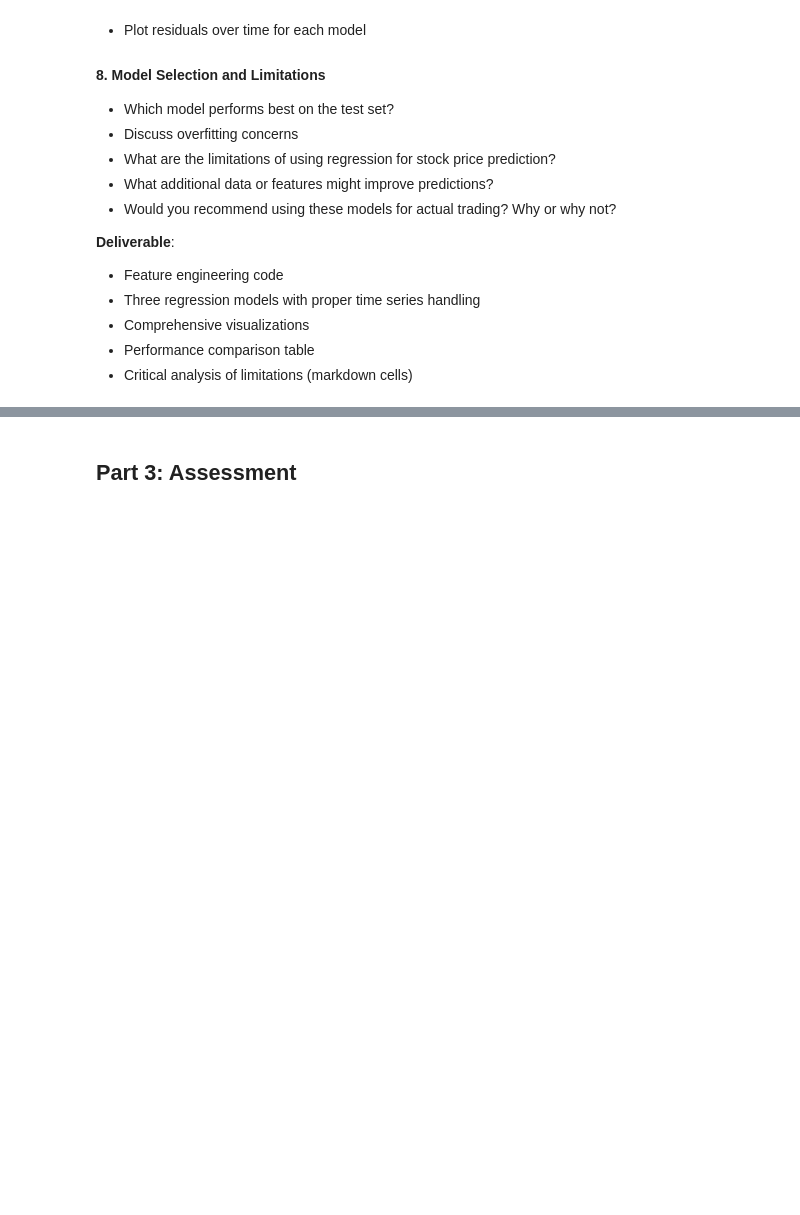
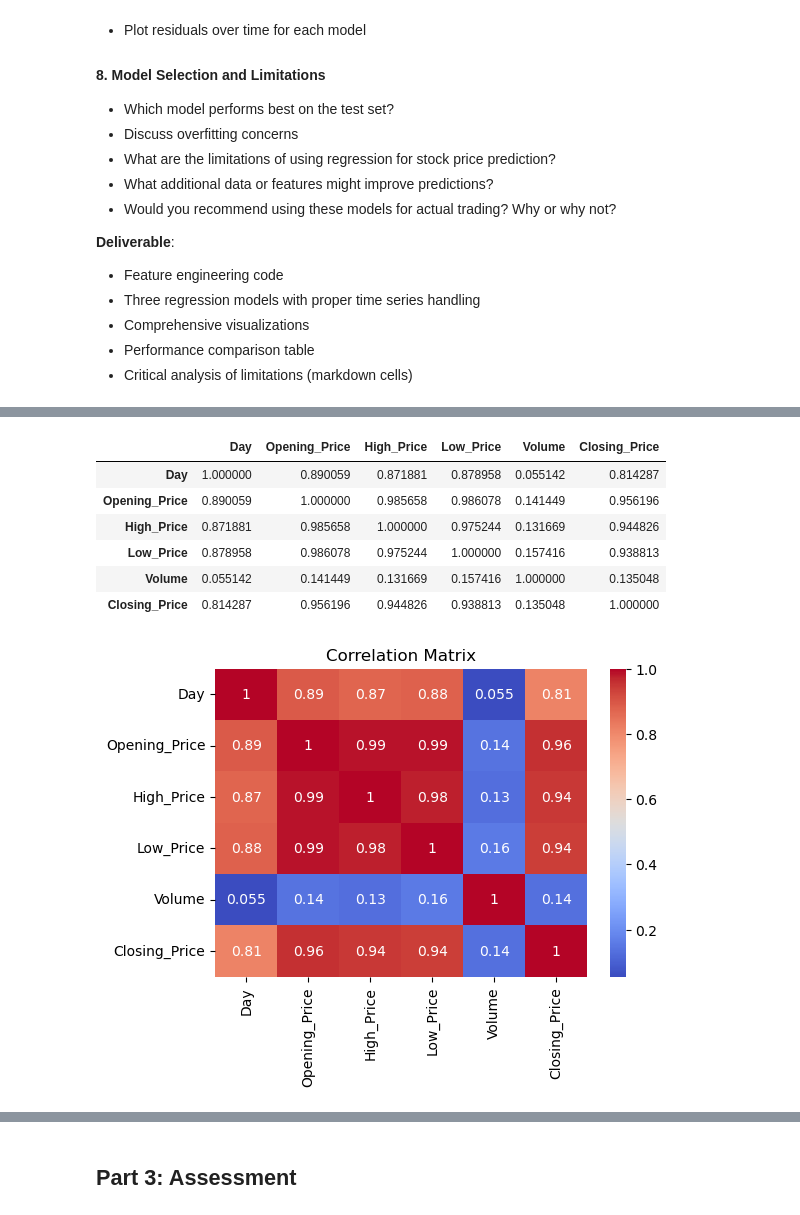
Before and after one commit to Blessing-Ekeh/dataraflow-week15-supervised-learning, a Jupyter notebook: Take Home (1).ipynb, the cells around one changed output, grey strips where cells are left out. Cells and saved outputs as stored; diff of their text form; code cells hidden in the pictures; blank space fills up the shorter version.

```diff
--- a/Take Home (1).ipynb
+++ b/Take Home (1).ipynb
@@ -1330,0 +1388,20 @@ plt.show()
+# %%
+# Correlation Analysis
+correlation_matrix = assignment3_data[['Day','Opening_Price', 'High_Price','Low_Price','Volume','Closing_Price']].corr()
+# Display correlation matrix
+display(correlation_matrix)
+
+# Heatmap of Correlation Matrix
+plt.figure(figsize=(6, 4))
+sns.heatmap(correlation_matrix, annot=True, cmap='coolwarm')
+plt.title('Correlation Matrix')
+plt.show()
+# %% [output]
+|  | Day | Opening_Price | High_Price | Low_Price | Volume | Closing_Price |
+| Day | 1.000000 | 0.890059 | 0.871881 | 0.878958 | 0.055142 | 0.814287 |
+| Opening_Price | 0.890059 | 1.000000 | 0.985658 | 0.986078 | 0.141449 | 0.956196 |
+| High_Price | 0.871881 | 0.985658 | 1.000000 | 0.975244 | 0.131669 | 0.944826 |
+| Low_Price | 0.878958 | 0.986078 | 0.975244 | 1.000000 | 0.157416 | 0.938813 |
+| Volume | 0.055142 | 0.141449 | 0.131669 | 0.157416 | 1.000000 | 0.135048 |
+| Closing_Price | 0.814287 | 0.956196 | 0.944826 | 0.938813 | 0.135048 | 1.000000 |
+[figure, added]
```
Also changed, not shown: parts of 20 cells of this notebook.
